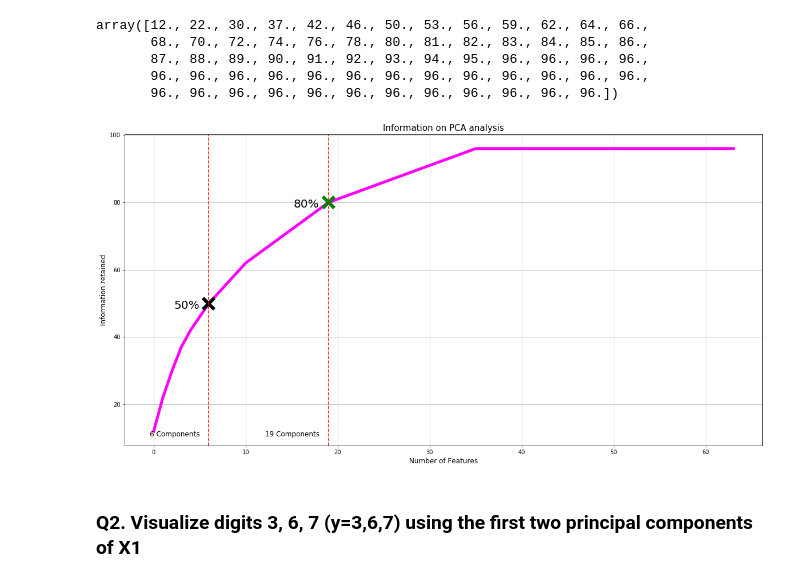
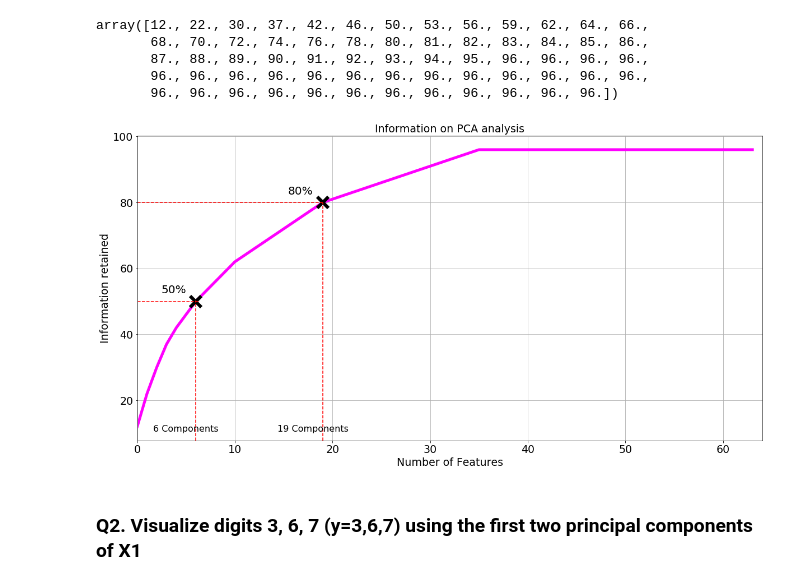
Before and after one commit to pratikwatwani/Applied-Data-Science, a Jupyter notebook: Session 08 and Session 09/PCA, Logistic Regression and Time Series Analysis.ipynb, the cells around one changed output. Drawn from its saved outputs; the diff is of its cells as text; code cells hidden in the pictures.

Commit message:
updated PCA graph issue

```diff
--- a/Session 08 and Session 09/PCA, Logistic Regression and Time Series Analysis.ipynb
+++ b/Session 08 and Session 09/PCA, Logistic Regression and Time Series Analysis.ipynb
@@ -110,28 +110,36 @@ array([12., 22., 30., 37., 42., 46., 50., 53., 56., 59., 62., 64., 66.,
 # %%
 fig, ax = plt.subplots(figsize = (20,10))
 ax.grid()
 #ax.set_yticks(ticks = np.arange(0,200,10))
-
+ax.set_xlim(xmin=0, xmax = 64)
 plt.plot(var, linewidth = 5, color = 'magenta')
 plt.plot(np.where(var ==50)[0][0], 50, marker='x', mew = 6,markersize=20, color="k")
-plt.plot(np.where(var ==80)[0][0], 80, marker='x', mew = 6, markersize=20, color='green')
+plt.plot(np.where(var ==80)[0][0], 80, marker='x', mew = 6, markersize=20, color='k')
 
-plt.text(np.where(var == 50)[0][0]-1, 50+1,'50%', verticalalignment = 'top', horizontalalignment = 'right', fontsize = 20)
-plt.text(np.where(var == 80)[0][0]-1, 80+1,'80%', verticalalignment = 'top', horizontalalignment = 'right', fontsize = 20)
+plt.text(np.where(var == 50)[0][0]-1, 50+5,'50%', verticalalignment = 'top', horizontalalignment = 'right', fontsize = 20)
+plt.text(np.where(var == 80)[0][0]-1, 80+5,'80%', verticalalignment = 'top', horizontalalignment = 'right', fontsize = 20)
 
 
-plt.text(np.where(var == 50)[0][0]-1, 50-40,str(np.where(var == 50)[0][0])+' Components', verticalalignment = 'bottom', horizontalalignment = 'right', fontsize = 12)
-plt.text(np.where(var == 80)[0][0]-1, 80-70,str(np.where(var == 80)[0][0])+' Components', verticalalignment = 'bottom', horizontalalignment = 'right', fontsize = 12)
+plt.text(np.where(var == 50)[0][0]-1, 50-40,str(np.where(var == 50)[0][0])+' Components', verticalalignment = 'bottom', horizontalalignment = 'center', fontsize = 16)
+plt.text(np.where(var == 80)[0][0]-1, 80-70,str(np.where(var == 80)[0][0])+' Components', verticalalignment = 'bottom', horizontalalignment = 'center', fontsize = 16)
 
-ax.axvline(np.where(var == 50)[0][0],ymax = 50, color ='red', linestyle ='--' )
-ax.axvline(np.where(var == 80)[0][0],ymax = 80,  color ='red', linestyle ='--' )
 
-plt.xlabel('Number of Features', fontsize = 12)
-plt.ylabel('Information retained', fontsize = 12)
-plt.title('Information on PCA analysis', fontsize =15)
+
+ax.axvline(np.where(var == 50)[0][0],color ='red', linestyle ='--', ymin = 0, ymax = 0.46)
+ax.axvline(np.where(var == 80)[0][0],color ='red', linestyle ='--', ymin = 0, ymax = 0.78)
+
+ax.axhline(y=50, color = 'red', linestyle = '--', xmin = 0, xmax = 0.1)
+ax.axhline(y=80, color = 'red', linestyle = '--', xmin = 0, xmax = 0.3)
+
+plt.xlabel('Number of Features', fontsize = 19)
+plt.ylabel('Information retained', fontsize = 19)
+plt.title('Information on PCA analysis', fontsize =19)
+
+plt.xticks(fontsize = 19)
+plt.yticks(fontsize = 19)
 plt.show()
 # %% [output]
-[figure, old version]
+[figure, new version]
 # %% [markdown]
 ### Q2. Visualize digits 3, 6, 7 (y=3,6,7) using the first two principal components of X1
 # %%
```
